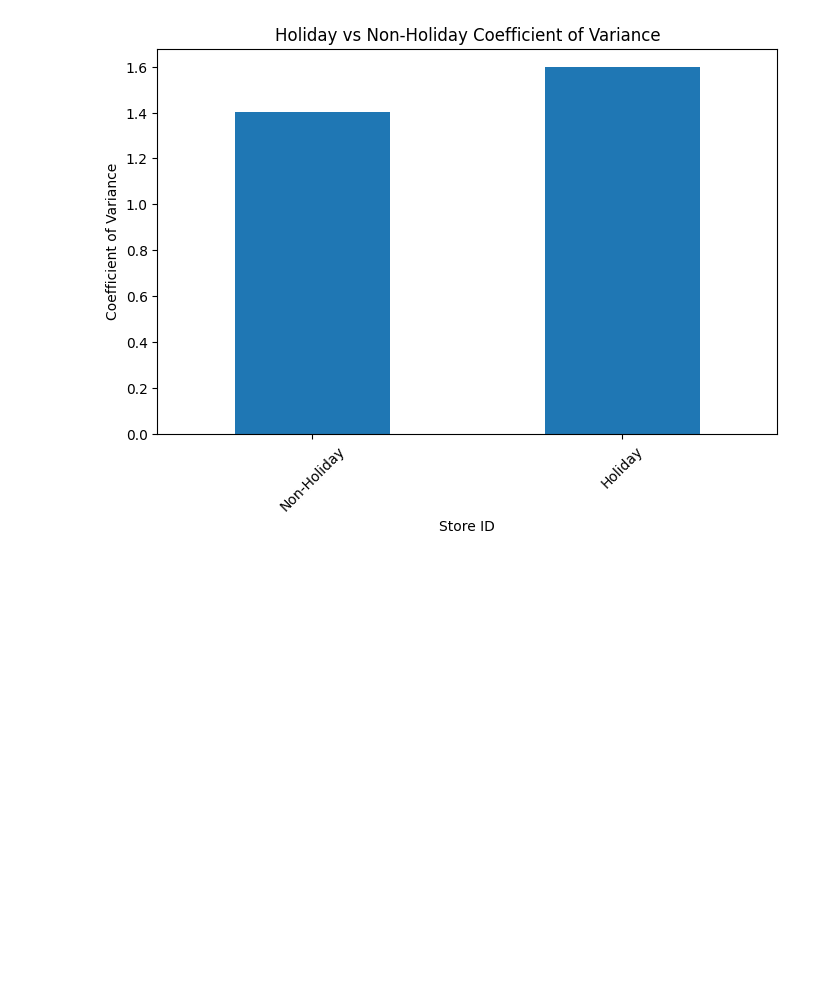
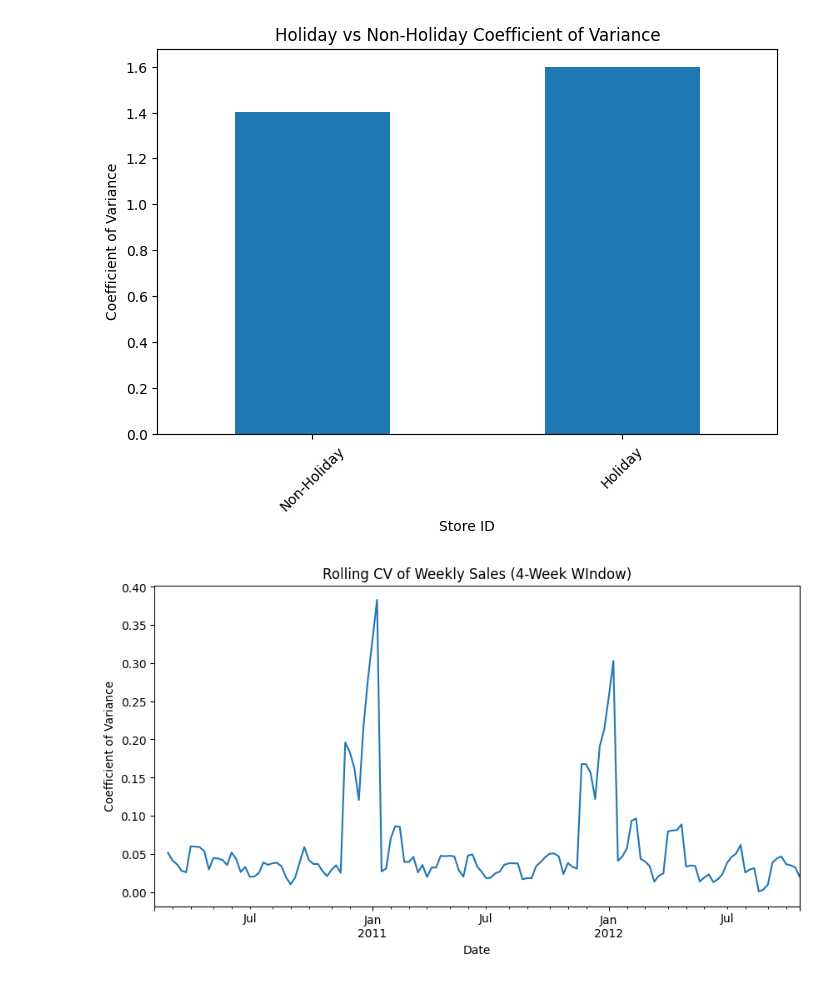
Before and after one commit to DavidO1621/Walmart-kpi-project, a Jupyter notebook: notebooks/01_EDA.ipynb, the cells around one changed output. Cells and saved outputs as stored; diff of their text form; code cells hidden in the pictures; blank space fills up the shorter version.

```diff
--- a/notebooks/01_EDA.ipynb
+++ b/notebooks/01_EDA.ipynb
@@ -248,3 +269,17 @@ plt.xticks(rotation =45)
 plt.show()
 # %% [output]
 [figure]
+# %%
+walmart_sales = df.groupby('Date')['Weekly_Sales'].mean()
+rolling_mean =walmart_sales.rolling(4).mean()
+rolling_std = walmart_sales.rolling(4).std()
+rolling_cv = rolling_std/ rolling_mean
+rolling_cv.plot(
+    figsize= (10,5),
+    title ='Rolling CV of Weekly Sales (4-Week WIndow)'
+)
+plt.ylabel('Coefficient of Variance')
+plt.xlabel('Date')
+plt.show()
+# %% [output]
+[figure, added]
```
Also changed, not shown: parts of 3 cells of this notebook.
